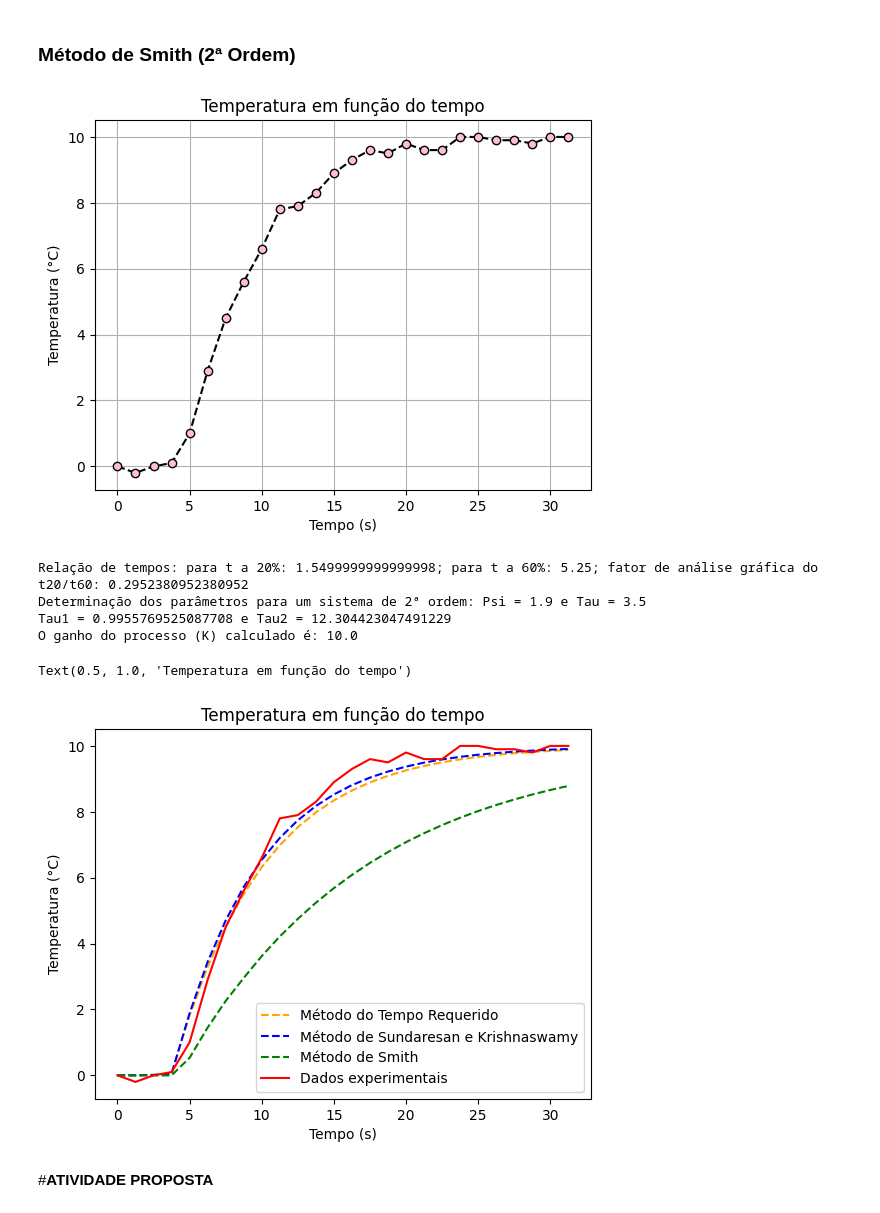
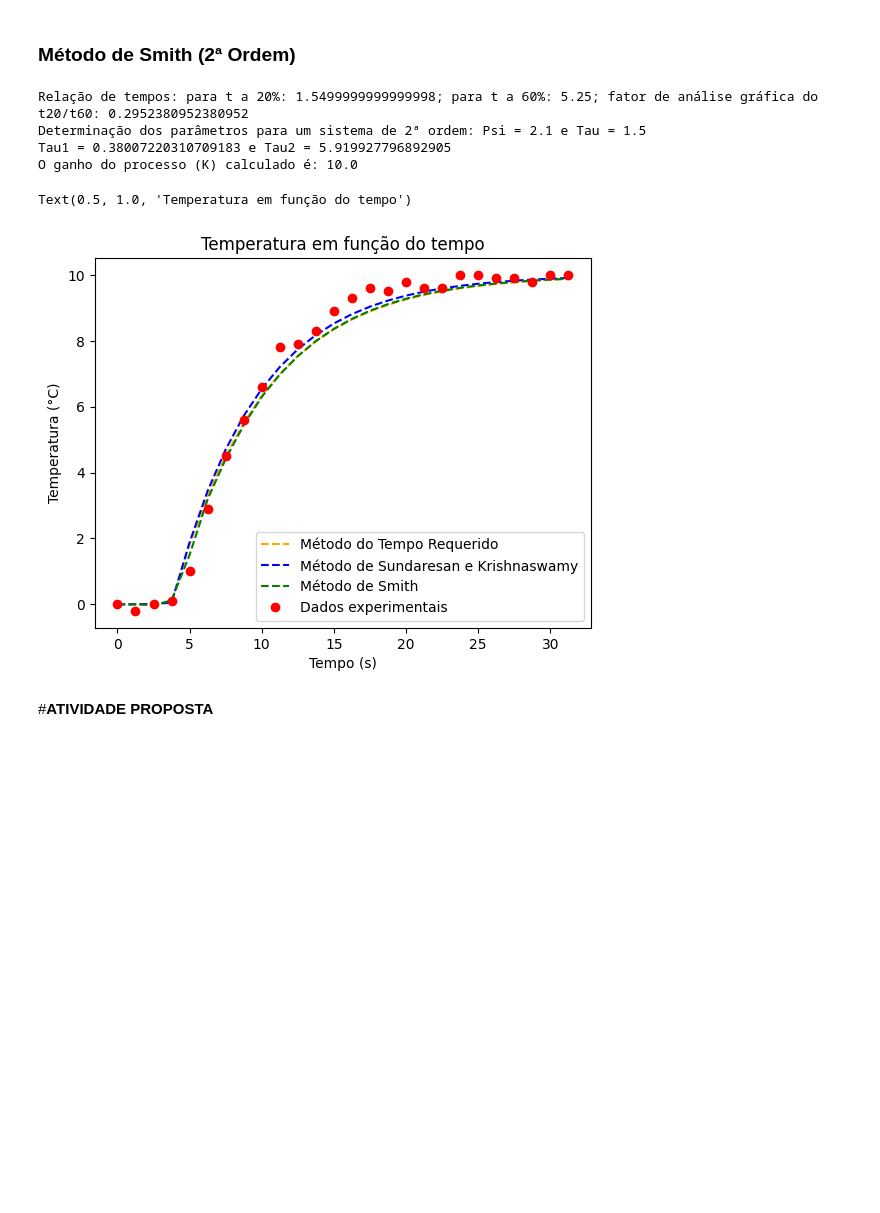
Before and after one commit to sayu0303/CONTROLE-2025, a Jupyter notebook: P5_do_zero_CONTROLE_060226.ipynb, the cells around one changed output. Saved outputs shown, nothing was run; the diff lists cells and outputs as text; code cells hidden in the pictures; blank space fills up the shorter version.

```diff
--- a/P5_do_zero_CONTROLE_060226.ipynb
+++ b/P5_do_zero_CONTROLE_060226.ipynb
@@ -218,12 +218,12 @@ Temp = np.array([ 0. , -0.2, -0. ,  0.1,  1. ,  2.9,  4.5,  5.6,  6.6,  7.8,  7.
 # Plotagem de um gráfico para expressar os valores de temperatura em função
 # do tempo
 
-plt.plot(tempo, Temp,linestyle = '--', color = 'black', marker = 'o', markerfacecolor = 'pink')
-plt.xlabel('Tempo (s)')
-plt.ylabel('Temperatura (°C)')
-plt.title('Temperatura em função do tempo')
-plt.grid()
-plt.show()
+# plt.plot(tempo, Temp,linestyle = '--', color = 'black', marker = 'o', markerfacecolor = 'pink')
+# plt.xlabel('Tempo (s)')
+# plt.ylabel('Temperatura (°C)')
+# plt.title('Temperatura em função do tempo')
+# plt.grid()
+# plt.show()
 
 #APLICAÇÃO DO MÉTODO DE SMITH
 
@@ -256,8 +256,8 @@ a execução do método de 2ª Ordem.
 '''
 #Definição dos parâmetros tau e psi
 
-psi_SM = 1.9
-tau_SM = t60_SM/1.5
+psi_SM = 2.1
+tau_SM = t60_SM/3.5
 
 print(f'Determinação dos parâmetros para um sistema de 2ª ordem: Psi = {psi_SM} e Tau = {tau_SM}')
 
@@ -286,38 +286,37 @@ print(f'O ganho do processo (K) calculado é: {K_SM}')
 '''
 Tau1 é muito menor que tau2, significa que o sistema até é de 2ª Ordem, mas
 se comporta como se fosse de 1ª Ordem. Com isso, utiliza-se a Regra da Metade
 de Skogestad associada ao método para aplicar ao modelo.
 
 
 '''
 
 #Definição do modelo
 
 Gdt_SM = ct.tf(*ct.pade(tempo[3]+tau1_SM/2, 6 ,3 ))    #Utilizanod a Regra de Skogestad, substitui a dinâmica rápida por um atraso equivalente
 G_SM = ct.tf(K_SM,[tau2_SM + tau1_SM/2,1])*Gdt_SM      #Definição do modelo de 1ª Ordem com atraso
 
 #Simulação do modelo
 
 tsim_SM, ysim_SM = ct.step_response(G_SM,T=tempo) #Cálculo da resposta ao degrau unitário do sistema, utilizando o vetor de tempo definido
 
 #Plotagem dos dados gerados pelo modelo
 
 plt.plot(tsim_TR,ysim_TR, linestyle = '--',color = 'orange', label = 'Método do Tempo Requerido')
 plt.plot(tsim_SK,ysim_SK, '--b', label = 'Método de Sundaresan e Krishnaswamy')
 plt.plot(tsim_SM,ysim_SM, '--g', label = 'Método de Smith')
-plt.plot(tempo,Temp, '-r', label = 'Dados experimentais')
+plt.plot(tempo,Temp, 'or', label = 'Dados experimentais')
 plt.legend()
 plt.xlabel('Tempo (s)')
 plt.ylabel('Temperatura (°C)')
 plt.title('Temperatura em função do tempo')
 # %% [output]
-[figure, old version]
 Relação de tempos: para t a 20%: 1.5499999999999998; para t a 60%: 5.25; fator de análise gráfica do t20/t60: 0.2952380952380952
-Determinação dos parâmetros para um sistema de 2ª ordem: Psi = 1.9 e Tau = 3.5
-Tau1 = 0.9955769525087708 e Tau2 = 12.304423047491229
+Determinação dos parâmetros para um sistema de 2ª ordem: Psi = 2.1 e Tau = 1.5
+Tau1 = 0.38007220310709183 e Tau2 = 5.919927796892905
 O ganho do processo (K) calculado é: 10.0
 Text(0.5, 1.0, 'Temperatura em função do tempo')
-[figure, removed]
+[figure, new version]
 # %% [markdown]
 #**ATIVIDADE PROPOSTA**
 # %% [markdown]
```
Also changed, not shown: parts of 2 cells of this notebook.
